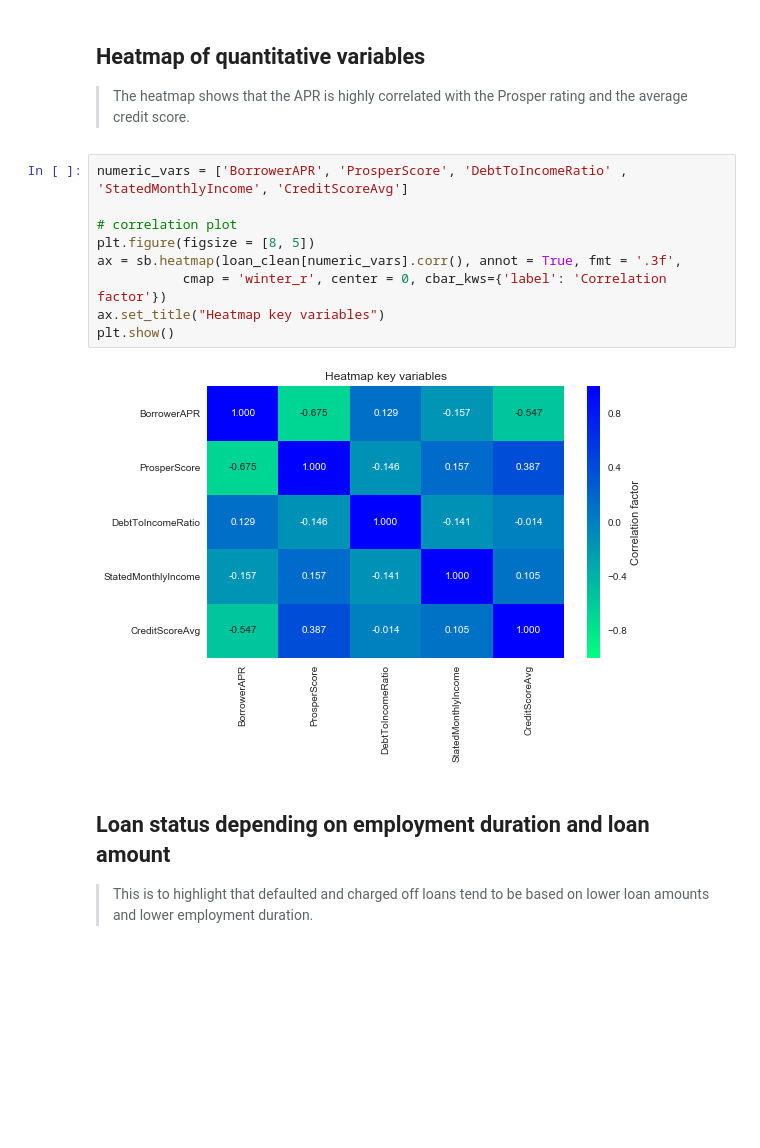
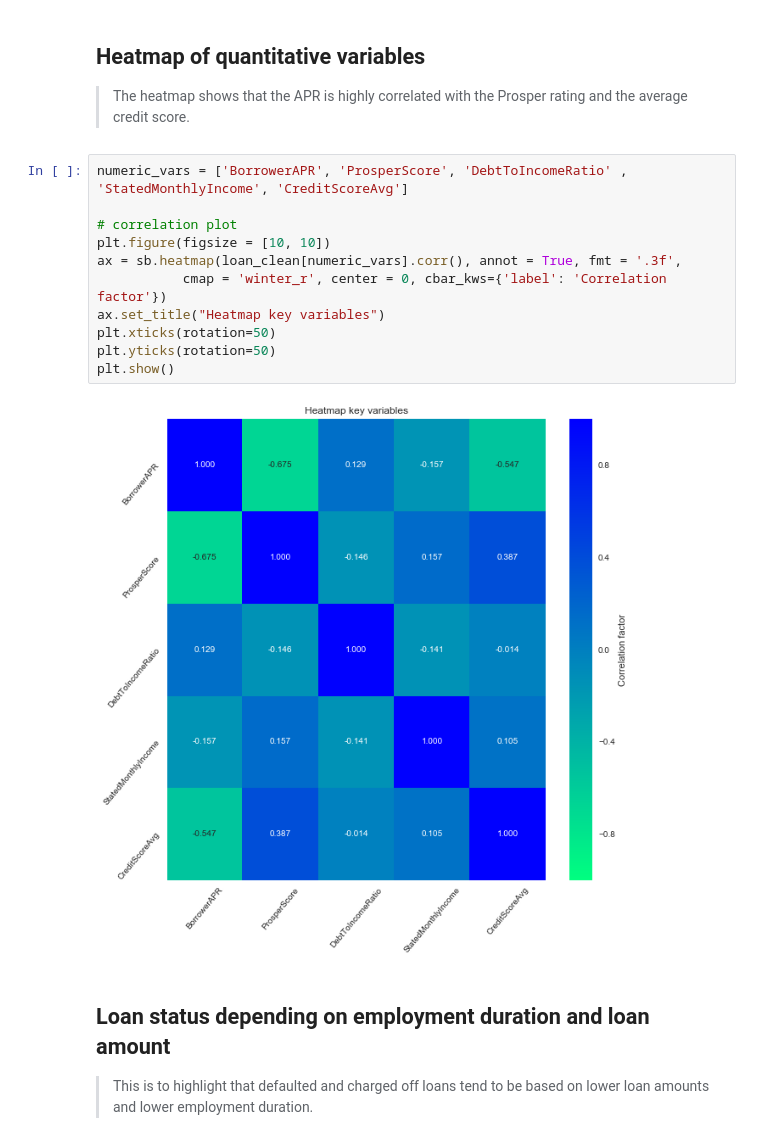
Before and after one commit to vinzgit/Prosper_loans, a Jupyter notebook: slide_deck_Prosper.ipynb, the cells around one changed output. Drawn from its saved outputs; the diff is of its cells as text; blank space fills up the shorter version.

```diff
--- a/slide_deck_Prosper.ipynb
+++ b/slide_deck_Prosper.ipynb
@@ -102,14 +104,16 @@ plt.title("Distribution of APR");
 # %%
 numeric_vars = ['BorrowerAPR', 'ProsperScore', 'DebtToIncomeRatio' , 'StatedMonthlyIncome', 'CreditScoreAvg']
 
 # correlation plot
-plt.figure(figsize = [8, 5])
+plt.figure(figsize = [10, 10])
 ax = sb.heatmap(loan_clean[numeric_vars].corr(), annot = True, fmt = '.3f',
            cmap = 'winter_r', center = 0, cbar_kws={'label': 'Correlation factor'})
 ax.set_title("Heatmap key variables")
+plt.xticks(rotation=50)
+plt.yticks(rotation=50)
 plt.show()
 # %% [output]
-[figure, old version]
+[figure, new version]
 # %% [markdown]
 ## Loan status depending on employment duration and loan amount
 
```
Also changed, not shown: parts of 3 cells of this notebook.
